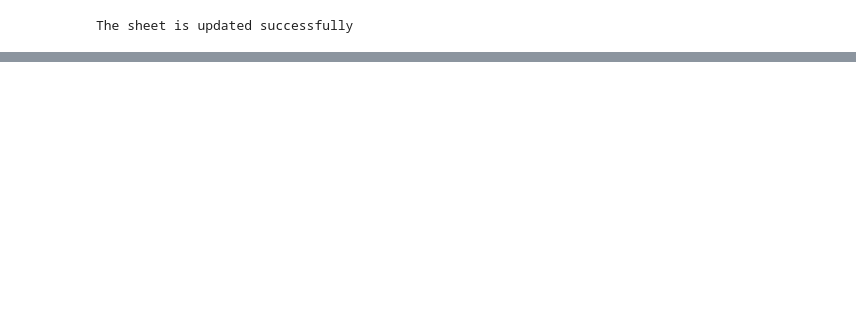
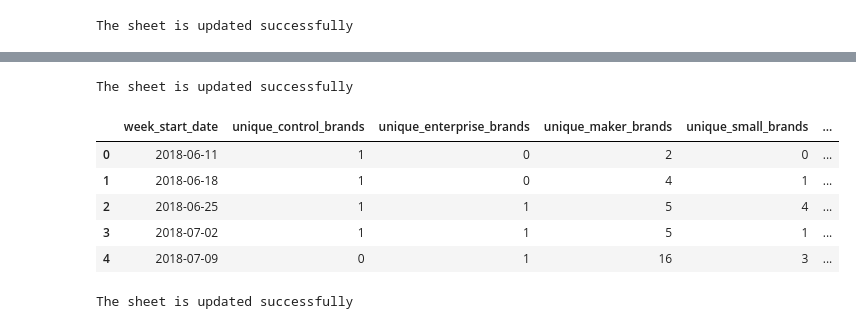
Before and after one commit to chaitanya12192/Analytics, a Jupyter notebook: Faire_Take_Home_Assignment.ipynb, the cells around one changed output, grey strips where cells are left out. Cells and saved outputs as stored; diff of their text form; code cells hidden in the pictures; blank space fills up the shorter version.

```diff
--- a/Faire_Take_Home_Assignment.ipynb
+++ b/Faire_Take_Home_Assignment.ipynb
@@ -85,0 +227,63 @@ The sheet is updated successfully
+# %%
+# Setting the sheet name and the start cell where the upload data begins
+wks_name = 'Clicks'
+# uploading the dataframe to sheets
+d2g.upload(df,
+           spreadsheet_key,
+           wks_name,
+           credentials=credentials,
+           col_names=True,
+           row_names=False,
+           clean=False)
+print ('The sheet is updated successfully')
+# %% [output]
+The sheet is updated successfully
+# %%
+# Query 3
+Query = """
+with brands_email as (Select a.brand_id
+, a.account_owner
+, extract(year from cast(a.email_sent_at as timestamp)) as email_sent_at_year
+, extract(month from cast(a.email_sent_at as timestamp)) as email_sent_at_month
+,  date_add(cast(a.email_sent_at as date), interval if(extract(dayofweek from cast(a.email_sent_at as datetime))=1, -6 , -extract(dayofweek from cast(a.email_sent_at as datetime))+2) DAY) as week_start_date
+
+from `analytics-projects-dec-2019.Faire.faire_dataset` a
+where 1=1
+and extract(year from cast(a.email_sent_at as timestamp)) IN ( 2018,2019)
+order by 2,3,4)
+
+select week_start_date
+, count(distinct(case when account_owner = "Control" then brand_id end )) as unique_control_brands
+, count(distinct(case when account_owner = "Enterprise Maker" then  brand_id end )) as unique_enterprise_brands
+, count(distinct(case when account_owner = "Maker Success" then  brand_id end )) as unique_maker_brands
+, count(distinct(case when account_owner = "Small maker or other" then  brand_id end )) as unique_small_brands
+, count(distinct(brand_id)) as unique_brands
+from brands_email
+group by 1
+order by 1
+"""
+
+query_job = bigquery_client.query(Query)
+df = query_job.to_dataframe()
+df.head()
+# %% [output]
+|  | week_start_date | unique_control_brands | unique_enterprise_brands | unique_maker_brands | unique_small_brands | ... |
+| 0 | 2018-06-11 | 1 | 0 | 2 | 0 | ... |
+| 1 | 2018-06-18 | 1 | 0 | 4 | 1 | ... |
+| 2 | 2018-06-25 | 1 | 1 | 5 | 4 | ... |
+| 3 | 2018-07-02 | 1 | 1 | 5 | 1 | ... |
+| 4 | 2018-07-09 | 0 | 1 | 16 | 3 | ... |
+# %%
+# Setting the sheet name and the start cell where the upload data begins
+wks_name = 'Brands'
+# uploading the dataframe to sheets
+d2g.upload(df,
+           spreadsheet_key,
+           wks_name,
+           credentials=credentials,
+           col_names=True,
+           row_names=False,
+           clean=False)
+print ('The sheet is updated successfully')
+# %% [output]
+The sheet is updated successfully
```
Also changed, not shown: parts of 17 cells of this notebook.
